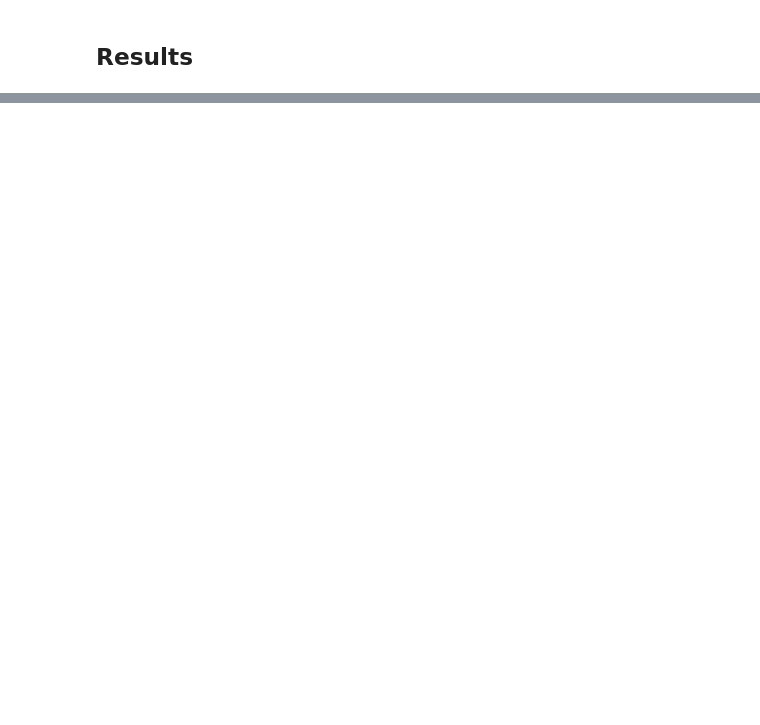
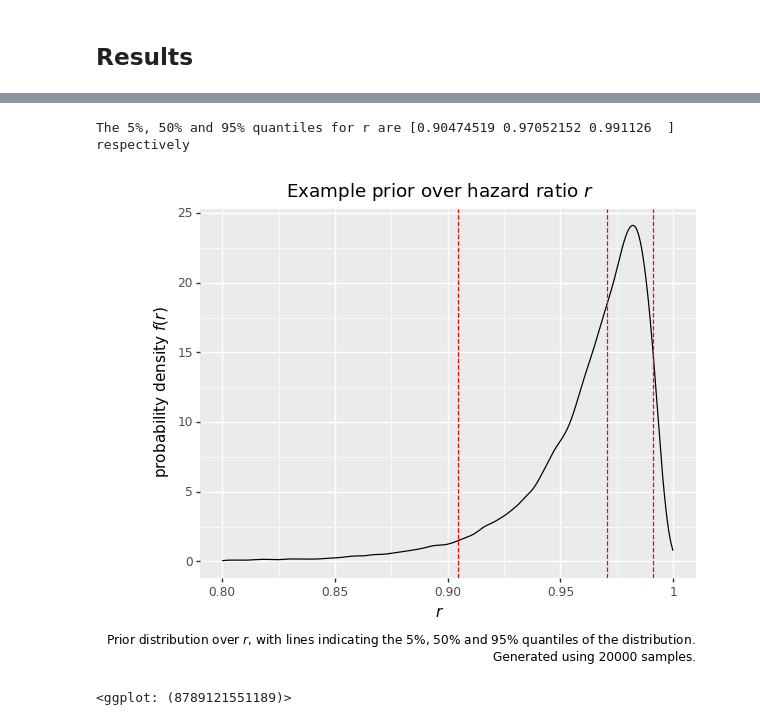
Before and after one commit to chris-mcdo/buy-health-experiment, a Jupyter notebook: sample-size-analysis.ipynb, the cells around one changed output, grey strips where cells are left out. Drawn from its saved outputs; the diff is of its cells as text; code cells hidden in the pictures; blank space fills up the shorter version.

```diff
--- a/sample-size-analysis.ipynb
+++ b/sample-size-analysis.ipynb
@@ -219,0 +288,20 @@ A few variations on these parameters are tested at the end of this notebook.
+# %%
+n_samples = 20000
+normal_params = {"loc": np.log(0.03), "scale": np.log(2.1)}
+
+r_prior = np.exp(-np.exp(norm.rvs(size = n_samples, **normal_params)))
+
+r_quantiles = np.quantile(r_prior, [0.05, 0.5, 0.95])
+
+print(f"The 5%, 50% and 95% quantiles for r are {r_quantiles} respectively")
+(
+    ggplot(mapping = aes(x = r_prior))+
+        geom_density() +
+        xlim(0.8, 1) +
+        geom_vline(xintercept = r_quantiles, colour = "red", linetype = "dashed") +
+        labs(x = "$r$", y="probability density $f(r)$", title="Example prior over hazard ratio $r$", caption=f"Prior distribution over $r$, with lines indicating the 5%, 50% and 95% quantiles of the distribution.\nGenerated using {n_samples} samples.")
+)
+# %% [output]
+The 5%, 50% and 95% quantiles for r are [0.90474519 0.97052152 0.991126  ] respectively
+[figure, added]
+<ggplot: (8789121551189)>
```
Also changed, not shown: parts of 60 cells of this notebook.
